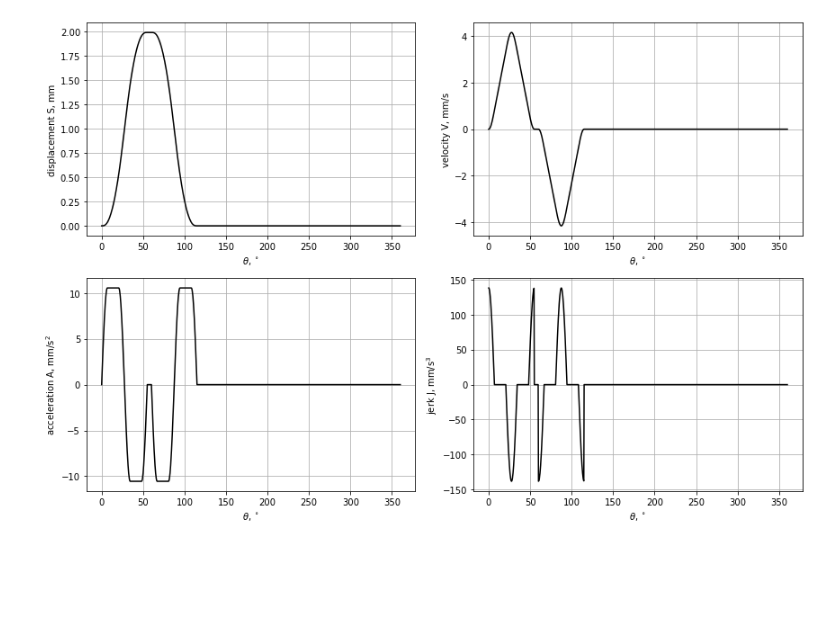
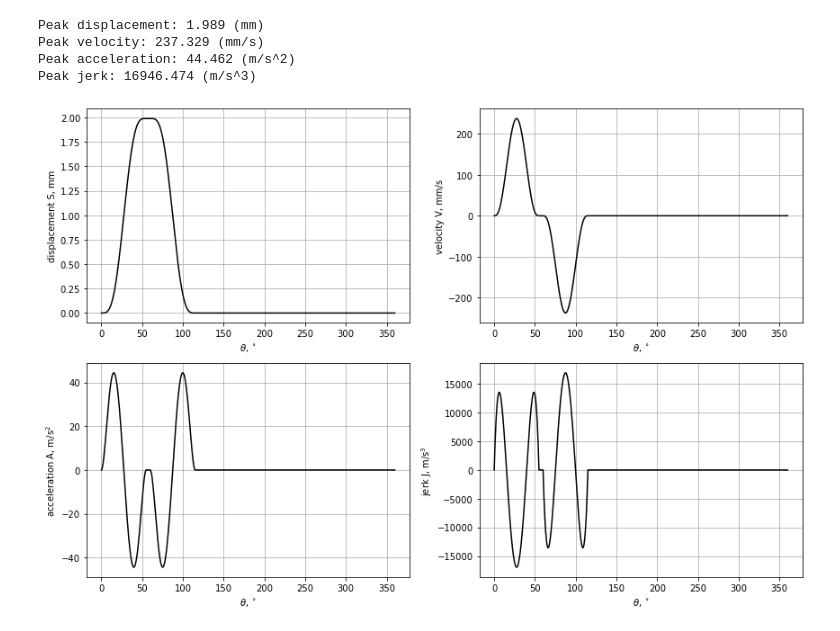
Before and after one commit to chimnonvuive/literate-meme, a Jupyter notebook: air compressor/cam.ipynb, the cells around one changed output. Saved outputs shown, nothing was run; the diff lists cells and outputs as text; code cells hidden in the pictures; blank space fills up the shorter version.

```diff
--- a/air compressor/cam.ipynb
+++ b/air compressor/cam.ipynb
@@ -83,8 +118,18 @@ h = float(2*sp.cos(ang*sp.pi/180))
 # %%
-s1 = FullModifiedTrapezoidal(h,b1)
+ang = 6
+b1, b2, b3, b4 = 55, 5, 55, 245
+num, n = 1000, 500
+omg = n*np.pi/30
+h = float(2*sp.cos(ang*sp.pi/180))
+# b1, b2, b3, b4 = 90, 90, 90, 90
+# num, n = 1000, 60
+# omg = n*np.pi/30
+# h = 25#float(2*sp.cos(ang*sp.pi/180))
+
+s1 =  Full4567(h,b1)
 s2 = s2n = np.ones(int(num*b2/360))*h
 # s3 = h * (1 - t/b3r + 1/2/sp.pi*sp.sin(2*sp.pi*t/b3r))
-s3 = -FullModifiedTrapezoidal(h,b3) + h
+s3 = -Full4567(h,b3) + h
 s4 = s4n = np.zeros(int(num*b4/360))
 s1n = sp.lambdify(t,s1)
 s3n = sp.lambdify(t,s3)
@@ -107,36 +152,45 @@ dds1 = ds1.diff()
 dds3 = ds3.diff()
 dds1n = sp.lambdify(t, dds1)
 dds3n = sp.lambdify(t, dds3)
 ddys = np.hstack([dds1n(t1*np.pi/180),ds2n,dds3n(t3*np.pi/180),s4n])
 
 ddds1 = dds1.diff()
 ddds3 = dds3.diff()
 ddds1n = sp.lambdify(t, ddds1)
 ddds3n = sp.lambdify(t, ddds3)
 dddys = np.hstack([ddds1n(t1*np.pi/180),ds2n,ddds3n(t3*np.pi/180),s4n])
 
 fig, ax = plt.subplots(2,2,figsize=(12,8))
 ax[0][0].plot(xs,ys,label='S',c='k')
 ax[0][0].set_xlabel(r'$\theta$, $^\circ$')
 ax[0][0].set_ylabel(r'displacement S, mm')
 ax[0][0].grid()
 
-ax[0][1].plot(xs,dys,label='V',c='k')
+ax[0][1].plot(xs,dys*omg,label='V',c='k')
 ax[0][1].set_xlabel(r'$\theta$, $^\circ$')
 ax[0][1].set_ylabel(r'velocity V, mm/s')
 ax[0][1].grid()
 
-ax[1][0].plot(xs,ddys,label='A',c='k')
+ax[1][0].plot(xs,ddys*omg**2/1e3,label='A',c='k')
 ax[1][0].set_xlabel(r'$\theta$, $^\circ$')
-ax[1][0].set_ylabel(r'acceleration A, mm/s$^2$')
+ax[1][0].set_ylabel(r'acceleration A, m/s$^2$')
 ax[1][0].grid()
 
-ax[1][1].plot(xs,dddys,label='J',c='k')
+ax[1][1].plot(xs,dddys*omg**3/1e3,label='J',c='k')
 ax[1][1].set_xlabel(r'$\theta$, $^\circ$')
-ax[1][1].set_ylabel(r'jerk J, mm/s$^3$')
+ax[1][1].set_ylabel(r'jerk J, m/s$^3$')
 ax[1][1].grid()
 
 plt.tight_layout()
+print(r'Peak displacement: {0:.3f} (mm)'.format(np.max(abs(ys))))
+print(r'Peak velocity: {0:.3f} (mm/s)'.format(np.max(abs(dys*omg))))
+print(r'Peak acceleration: {0:.3f} (m/s^2)'.format(np.max(abs(ddys*omg**2)/1e3)))
+print(r'Peak jerk: {0:.3f} (m/s^3)'.format(np.max(abs(dddys*omg**3/1e3))))
+
 # plt.savefig('SVAJ2.png',dpi=600)
 # %% [output]
+Peak displacement: 1.989 (mm)
+Peak velocity: 237.329 (mm/s)
+Peak acceleration: 44.462 (m/s^2)
+Peak jerk: 16946.474 (m/s^3)
-[figure, old version]
+[figure, new version]
```
Also changed, not shown: parts of 4 cells of this notebook, 6 other files.
